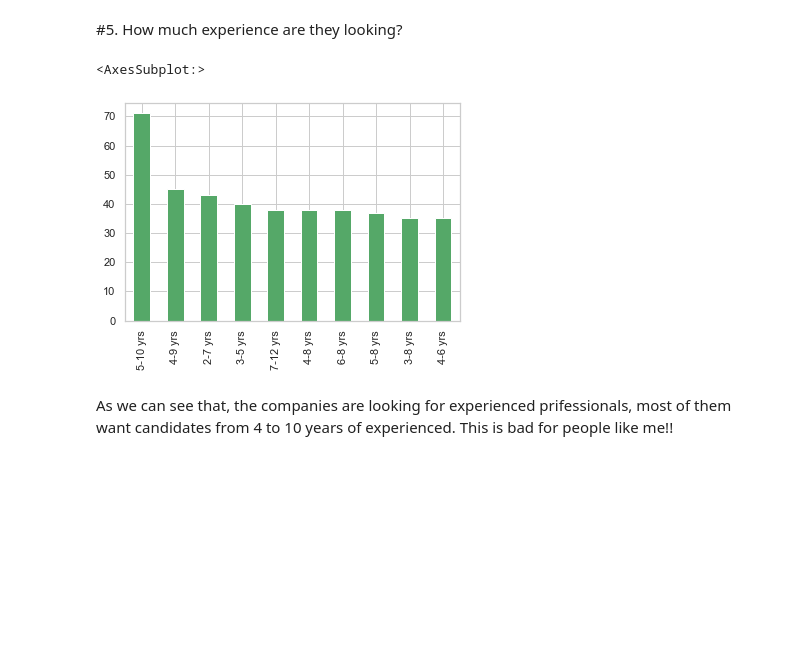
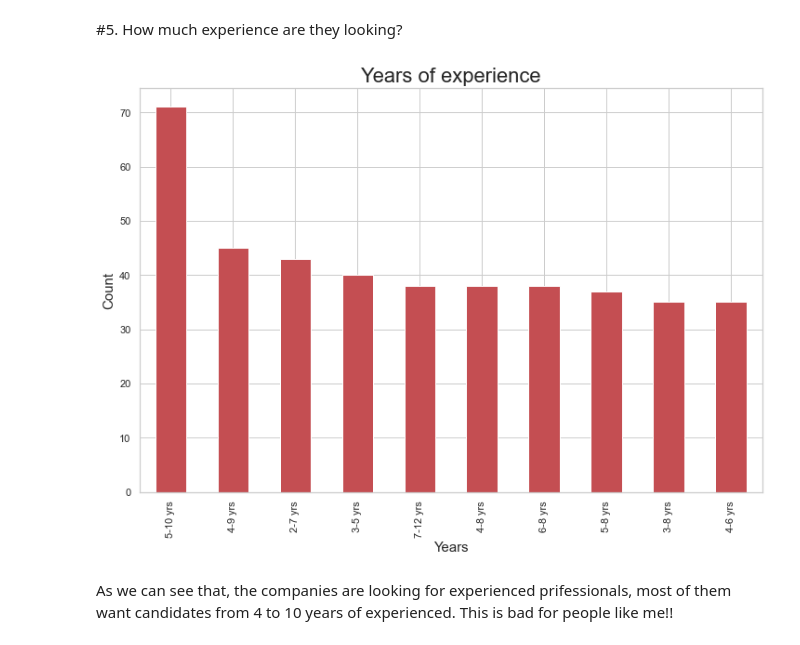
Before and after one commit to codingshinobi/MLprojects, a Jupyter notebook: Naukri_com___jobs_analysis.ipynb, the cells around one changed output. Saved outputs shown, nothing was run; the diff lists cells and outputs as text; code cells hidden in the pictures; blank space fills up the shorter version.

```diff
--- a/Naukri_com___jobs_analysis.ipynb
+++ b/Naukri_com___jobs_analysis.ipynb
@@ -156,11 +155,15 @@ plt.show()
 These are the top 10 roles that are offered. Data scientist, data analystand Business analyst are the ones that are most popular.
 # %% [markdown]
 #5. How much experience are they looking?
-# %%
-df['Exp'].value_counts()[:10].plot.bar(color = 'g')
-# %% [output]
-<AxesSubplot:>
-[figure, removed]
+# %%
+plt.figure(figsize=(12,8))
+df['Exp'].value_counts()[:10].plot.bar(color = 'r')
+plt.title("Years of experience",fontsize=22)
+plt.ylabel("Count",fontsize=15,rotation=90)
+plt.xlabel("Years",fontsize=15)
+plt.show()
+# %% [output]
+[figure, added]
 # %% [markdown]
 As we can see that, the companies are looking for experienced prifessionals, most of them want candidates from 4 to 10 years of experienced. This is bad for people like me!!
 # %% [markdown]
```
Also changed, not shown: parts of 8 cells of this notebook.
